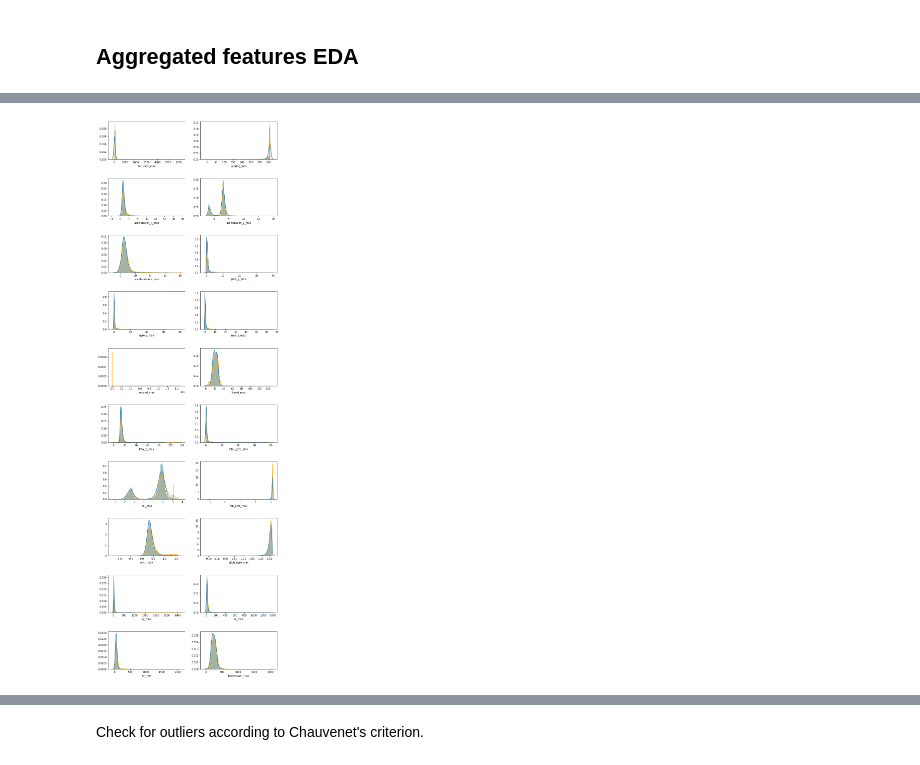
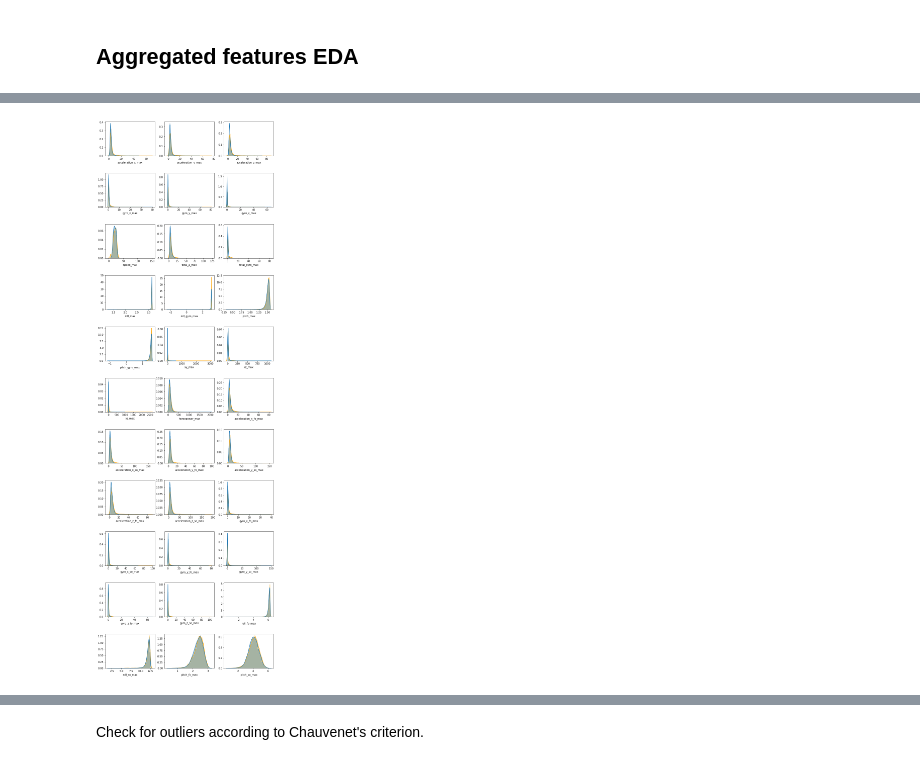
Before and after one commit to wjensheng/grab, a Jupyter notebook: preprocess.ipynb, the cells around one changed output, grey strips where cells are left out. Drawn from its saved outputs; the diff is of its cells as text; code cells hidden in the pictures.

```diff
--- a/preprocess.ipynb
+++ b/preprocess.ipynb
@@ -96,0 +163,7 @@ plt.show()
+# %%
+for f in features_to_norm:
+    train_df = get_mean(train_df, f)
+
+# # UNCOMMENT
+# for f in features_to_norm:
+#     test_df = get_mean(test_df, f)
@@ -172,4 +284,6 @@ Wall time: 13.1 s
 # %%
+exclude = ['bookingID', 'second', 'Accuracy', 'Bearing']
+
 features = [c for c in train_df.columns if c not in exclude]
 
 len(features)
@@ -326,12 +385,10 @@ def number_peaks(x, n=3):
 def agg_features(df, new_df):
 
     # statistical features
-    func = ('max', 'mean', 'std')
-
-    exclude = ('label', 'bookingID')
+    func = ['max', 'std', 'min']
 
     # performed on all features
-    features = (c for c in df.columns if c not in exclude)
+    features = [c for c in df.columns if c not in exclude]
 
     for f in features:
         new = df.groupby('bookingID')[f].agg(func)
@@ -346,11 +403,13 @@ def agg_features(df, new_df):
 
     print('Done statistical features...')
 
-#     subfeatures = ('acceleration_x', 'acceleration_y', 'acceleration_z',
-#                    'gyro_x', 'gyro_y', 'gyro_z',
-#                    'roll', 'pitch')
+    gc.collect()
 
-    subfeatures = (c for c in df.columns if c not in exclude)
+    subfeatures = ['acceleration_x', 'acceleration_y', 'acceleration_z',
+                   'gyro_x', 'gyro_y', 'gyro_z',
+                   'roll', 'pitch']
+
+#     subfeatures = features
 
     print('Now to tsfresh features...')
 
@@ -359,9 +418,8 @@ def agg_features(df, new_df):
     # features on the 6 important features
     # ===
 
-    tsfresh_func = (count_above_mean, absolute_sum_of_changes,
-                    kurtosis, mean_abs_change,
-                    longest_strike_above_mean, number_peaks)
+    tsfresh_func = [count_above_mean, absolute_sum_of_changes,
+                    kurtosis, mean_abs_change]
 
     for f in subfeatures:
         new = df.groupby('bookingID')[f].agg(tsfresh_func)
@@ -376,17 +434,14 @@ def agg_features(df, new_df):
 
     print('Done tsfresh features...')
 
+    gc.collect()
+
     print('Now to differentiation features...')
 
-    # ===
-    # only perform differentiation
-    # features on the 6 important features
-    # ===
 
-
-    diff_func = (fo_mean, fo_min, fo_max,
-                 so_mean, so_min, so_max,
-                 sign_change)
+    diff_func = [fo_min, fo_max,
+                 so_min, so_max,
+                 sign_change]
 
     for f in subfeatures:
         new = df.groupby('bookingID')[f].agg(diff_func)
@@ -471,10 +534,10 @@ len(cols)
 # %%
 plt.figure(figsize=(12,40))
 for i, col in enumerate(cols):
-    plt.subplot(10, 2, i+1)
+    plt.subplot(11, 3, i+1)
     sns.distplot(train_df[train_df['label']==1][col],color ='orange')
     sns.distplot(train_df[train_df['label']==0][col])
     plt.subplots_adjust(hspace=0.5)
 plt.show()
 # %% [output]
-[figure, old version]
+[figure, new version]
```
Also changed, not shown: parts of 43 cells of this notebook.
